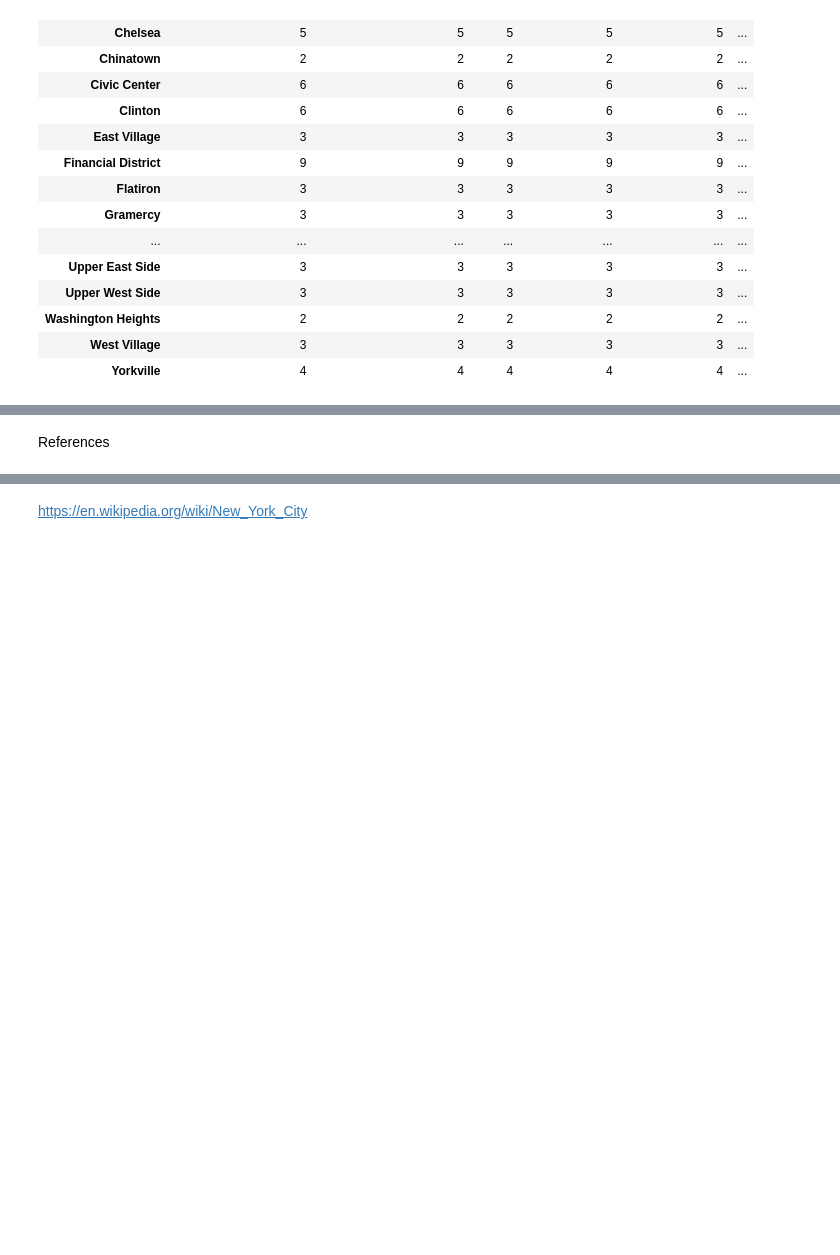
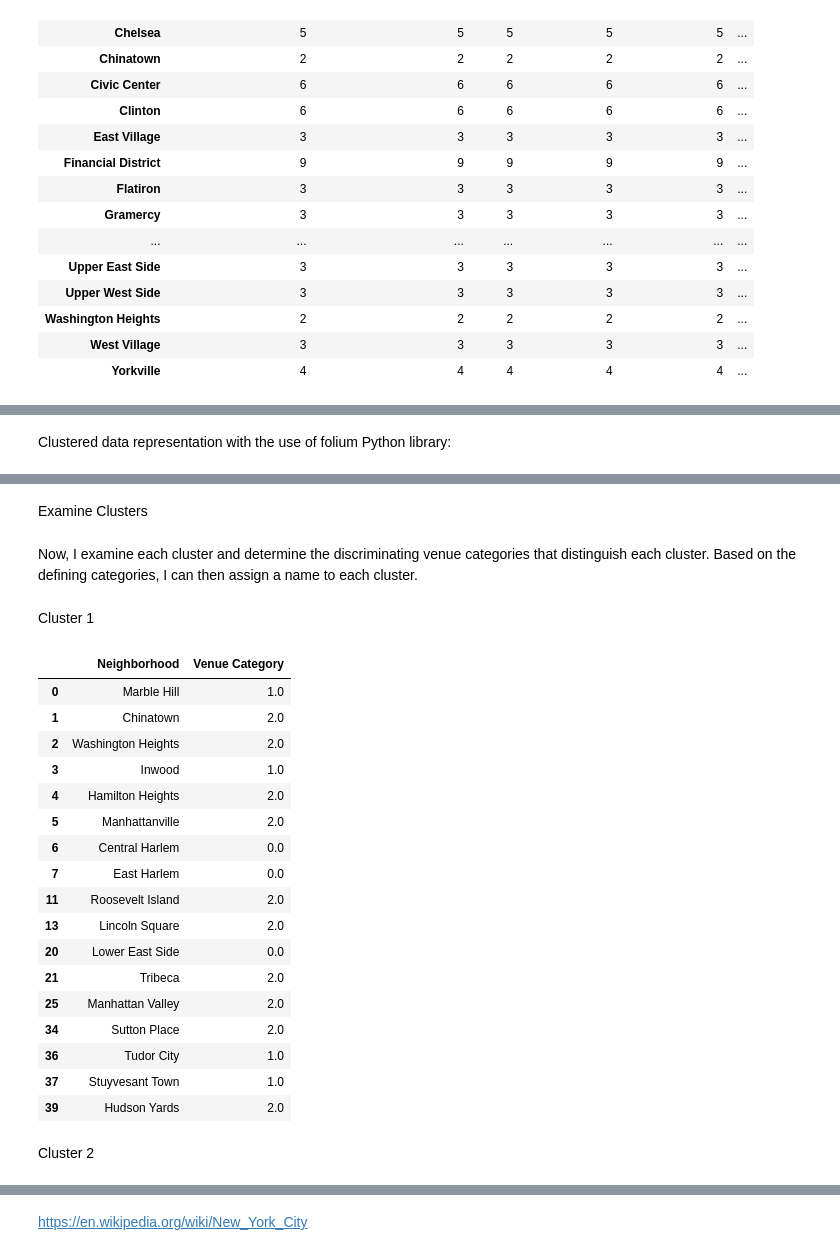
Before and after one commit to Gulnaz-18/Coursera_Capstone, a Jupyter notebook: Battle_of_Neighborhoods.ipynb, the cells around one changed output, grey strips where cells are left out. Saved outputs shown, nothing was run; the diff lists cells and outputs as text; code cells hidden in the pictures; blank space fills up the shorter version.

```diff
--- a/Battle_of_Neighborhoods.ipynb
+++ b/Battle_of_Neighborhoods.ipynb
@@ -439,6 +466,8 @@ print(manhattan_merged['Venue Category'].astype(int))
 38    3
 39    2
 Name: Venue Category, dtype: int64
+# %% [markdown]
+Clustered data representation with the use of folium Python library:
 # %%
 # create map
 map_clusters = folium.Map(location=[latitude, longitude], zoom_start=11)
@@ -465,5 +494,32 @@ for lat, lon, poi, cluster in zip(manhattan_merged['Latitude'], manhattan_merged
 map_clusters
 # %% [output]
 [interactive output not drawn]
-# %% [markdown]
-References
+# %% [markdown]
+Examine Clusters
+# %% [markdown]
+Now, I examine each cluster and determine the discriminating venue categories that distinguish each cluster. Based on the defining categories, I can then assign a name to each cluster.
+# %% [markdown]
+Cluster 1
+# %%
+manhattan_merged.loc[manhattan_merged['Cluster Labels'] == 0, manhattan_merged.columns[[1] + list(range(5, manhattan_merged.shape[1]))]]
+# %% [output]
+|  | Neighborhood | Venue Category |
+| 0 | Marble Hill | 1.0 |
+| 1 | Chinatown | 2.0 |
+| 2 | Washington Heights | 2.0 |
+| 3 | Inwood | 1.0 |
+| 4 | Hamilton Heights | 2.0 |
+| 5 | Manhattanville | 2.0 |
+| 6 | Central Harlem | 0.0 |
+| 7 | East Harlem | 0.0 |
+| 11 | Roosevelt Island | 2.0 |
+| 13 | Lincoln Square | 2.0 |
+| 20 | Lower East Side | 0.0 |
+| 21 | Tribeca | 2.0 |
+| 25 | Manhattan Valley | 2.0 |
+| 34 | Sutton Place | 2.0 |
+| 36 | Tudor City | 1.0 |
+| 37 | Stuyvesant Town | 1.0 |
+| 39 | Hudson Yards | 2.0 |
+# %% [markdown]
+Cluster 2
```
Also changed, not shown: parts of 48 cells of this notebook.
